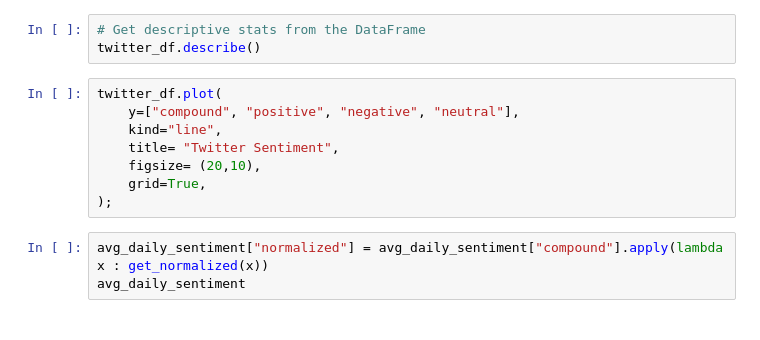
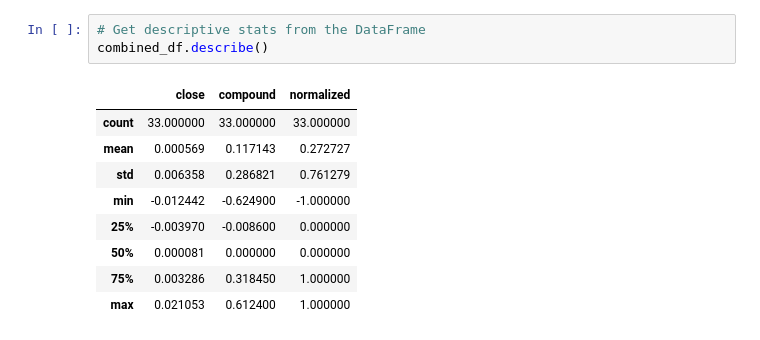
Before and after one commit to albertlk/4A_Trading, a Jupyter notebook: twitter.ipynb, the cells around one changed output. Drawn from its saved outputs; the diff is of its cells as text.

```diff
--- a/twitter.ipynb
+++ b/twitter.ipynb
@@ -208,14 +357,13 @@ KeyboardInterrupt:
 # %%
 # Get descriptive stats from the DataFrame
-twitter_df.describe()
+combined_df.describe()
+# %% [output]
+|  | close | compound | normalized |
+| count | 33.000000 | 33.000000 | 33.000000 |
+| mean | 0.000569 | 0.117143 | 0.272727 |
+| std | 0.006358 | 0.286821 | 0.761279 |
+| min | -0.012442 | -0.624900 | -1.000000 |
+| 25% | -0.003970 | -0.008600 | 0.000000 |
+| 50% | 0.000081 | 0.000000 | 0.000000 |
+| 75% | 0.003286 | 0.318450 | 1.000000 |
+| max | 0.021053 | 0.612400 | 1.000000 |
-# %%
-twitter_df.plot(
-    y=["compound", "positive", "negative", "neutral"],
-    kind="line",
-    title= "Twitter Sentiment",
-    figsize= (20,10),
-    grid=True,
-);
-# %%
-avg_daily_sentiment["normalized"] = avg_daily_sentiment["compound"].apply(lambda x : get_normalized(x))
-avg_daily_sentiment
```
Also changed, not shown: parts of 25 cells of this notebook, 6 other files.
